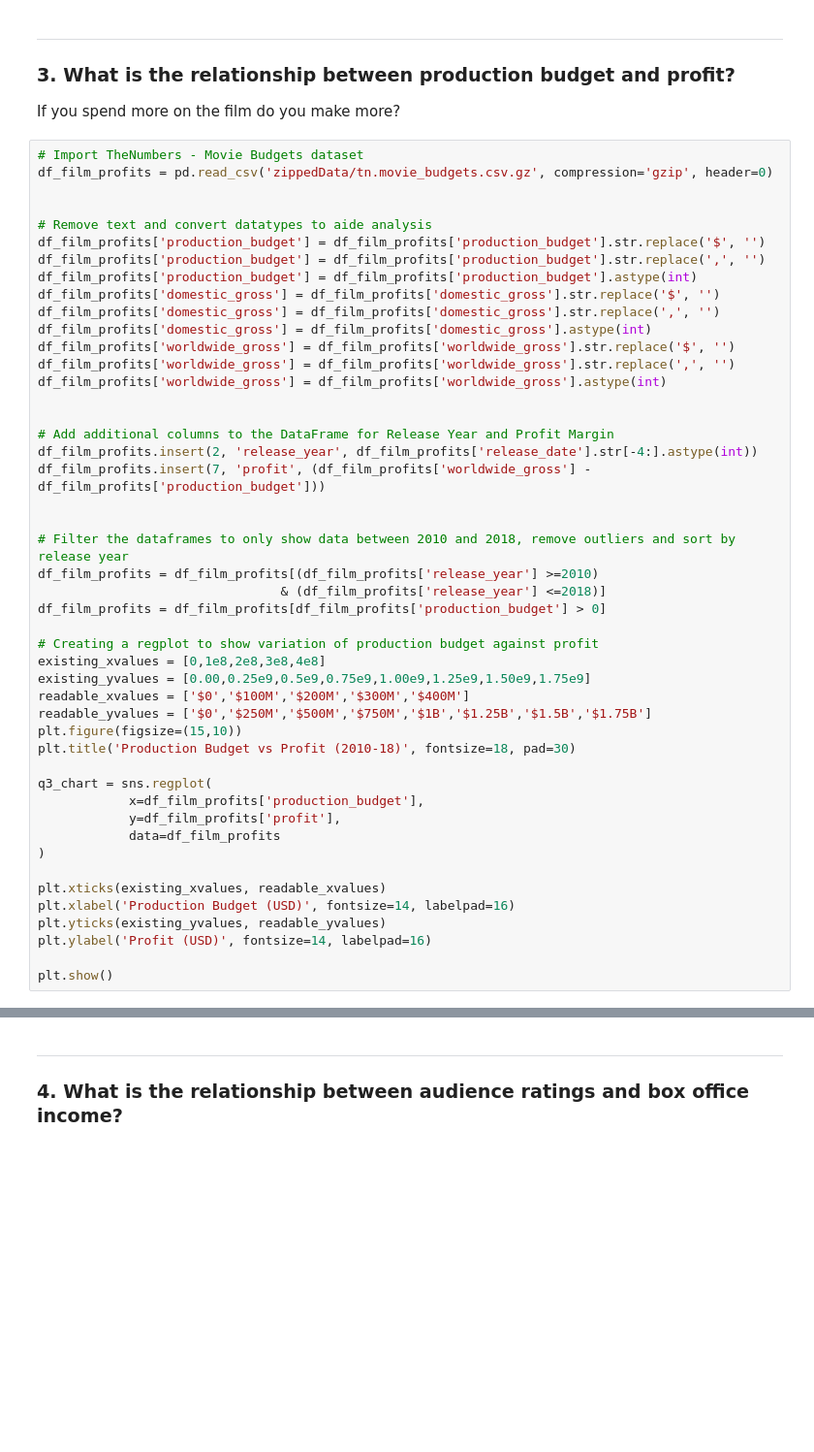
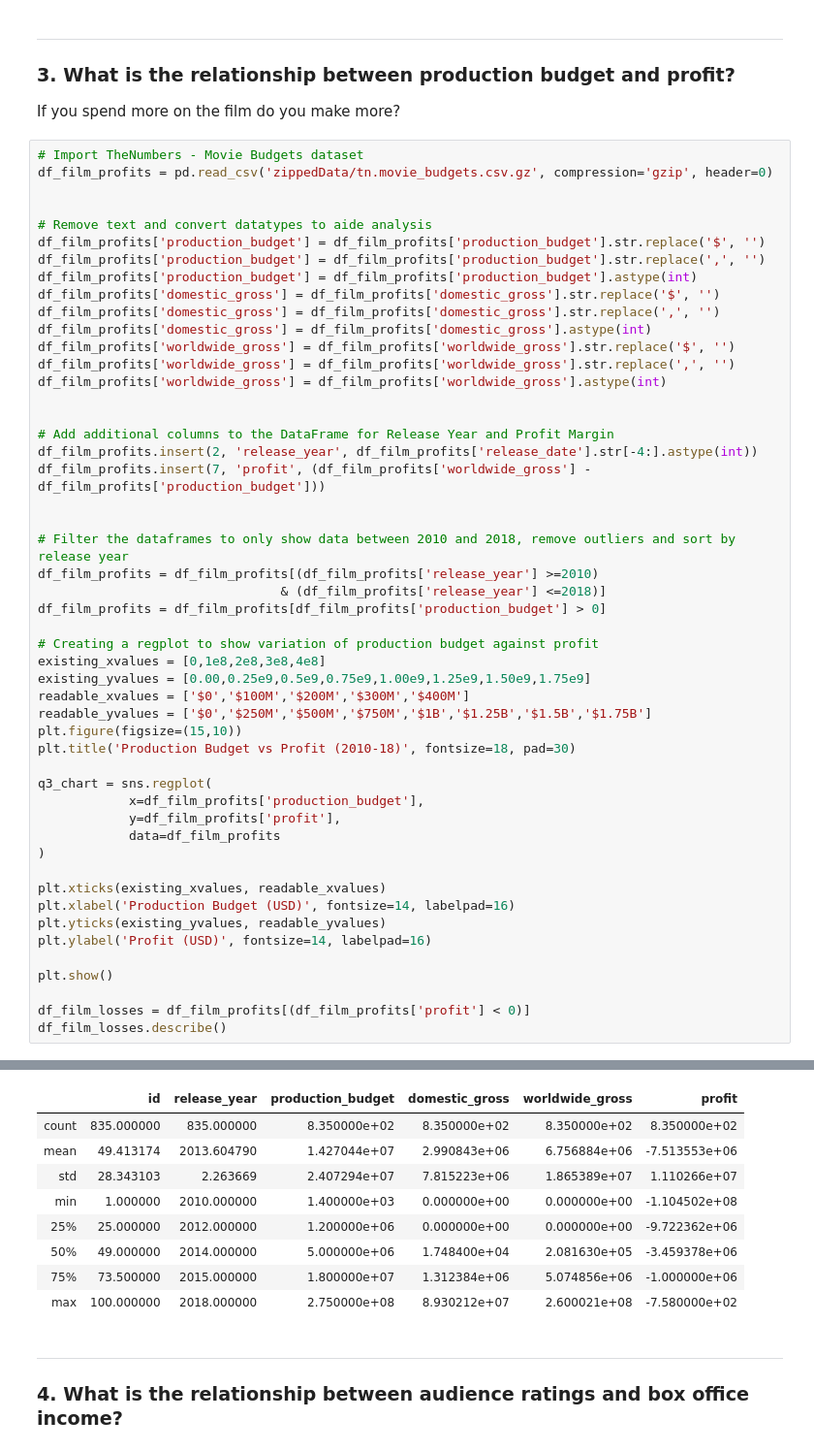
Before and after one commit to toopster/dsc-mod-1-project-v2-1-online-ds-sp-000, a Jupyter notebook: exploration.ipynb, the cells around one changed output, grey strips where cells are left out. Shown: that part at 97% size. Saved outputs shown, nothing was run; the diff lists cells and outputs as text; blank space fills up the shorter version.

Commit message:
Adding a dataframe to calculate losses through film

```diff
--- a/exploration.ipynb
+++ b/exploration.ipynb
@@ -181,33 +181,45 @@ df_film_profits.insert(2, 'release_year', df_film_profits['release_date'].str[-4
 df_film_profits.insert(7, 'profit', (df_film_profits['worldwide_gross'] - df_film_profits['production_budget']))
 
 
 # Filter the dataframes to only show data between 2010 and 2018, remove outliers and sort by release year
 df_film_profits = df_film_profits[(df_film_profits['release_year'] >=2010)
                                 & (df_film_profits['release_year'] <=2018)]
 df_film_profits = df_film_profits[df_film_profits['production_budget'] > 0]
 
 # Creating a regplot to show variation of production budget against profit
 existing_xvalues = [0,1e8,2e8,3e8,4e8]
 existing_yvalues = [0.00,0.25e9,0.5e9,0.75e9,1.00e9,1.25e9,1.50e9,1.75e9]
 readable_xvalues = ['$0','$100M','$200M','$300M','$400M']
 readable_yvalues = ['$0','$250M','$500M','$750M','$1B','$1.25B','$1.5B','$1.75B']
 plt.figure(figsize=(15,10))
 plt.title('Production Budget vs Profit (2010-18)', fontsize=18, pad=30)
 
 q3_chart = sns.regplot(
             x=df_film_profits['production_budget'],
             y=df_film_profits['profit'],
             data=df_film_profits
 )
 
 plt.xticks(existing_xvalues, readable_xvalues)
 plt.xlabel('Production Budget (USD)', fontsize=14, labelpad=16)
 plt.yticks(existing_yvalues, readable_yvalues)
 plt.ylabel('Profit (USD)', fontsize=14, labelpad=16)
 
 plt.show()
+
+df_film_losses = df_film_profits[(df_film_profits['profit'] < 0)]
+df_film_losses.describe()
 # %% [output]
 [figure]
+|  | id | release_year | production_budget | domestic_gross | worldwide_gross | profit |
+| count | 835.000000 | 835.000000 | 8.350000e+02 | 8.350000e+02 | 8.350000e+02 | 8.350000e+02 |
+| mean | 49.413174 | 2013.604790 | 1.427044e+07 | 2.990843e+06 | 6.756884e+06 | -7.513553e+06 |
+| std | 28.343103 | 2.263669 | 2.407294e+07 | 7.815223e+06 | 1.865389e+07 | 1.110266e+07 |
+| min | 1.000000 | 2010.000000 | 1.400000e+03 | 0.000000e+00 | 0.000000e+00 | -1.104502e+08 |
+| 25% | 25.000000 | 2012.000000 | 1.200000e+06 | 0.000000e+00 | 0.000000e+00 | -9.722362e+06 |
+| 50% | 49.000000 | 2014.000000 | 5.000000e+06 | 1.748400e+04 | 2.081630e+05 | -3.459378e+06 |
+| 75% | 73.500000 | 2015.000000 | 1.800000e+07 | 1.312384e+06 | 5.074856e+06 | -1.000000e+06 |
+| max | 100.000000 | 2018.000000 | 2.750000e+08 | 8.930212e+07 | 2.600021e+08 | -7.580000e+02 |
 # %% [markdown]
 ---
 <a name="q4"></a>
```
